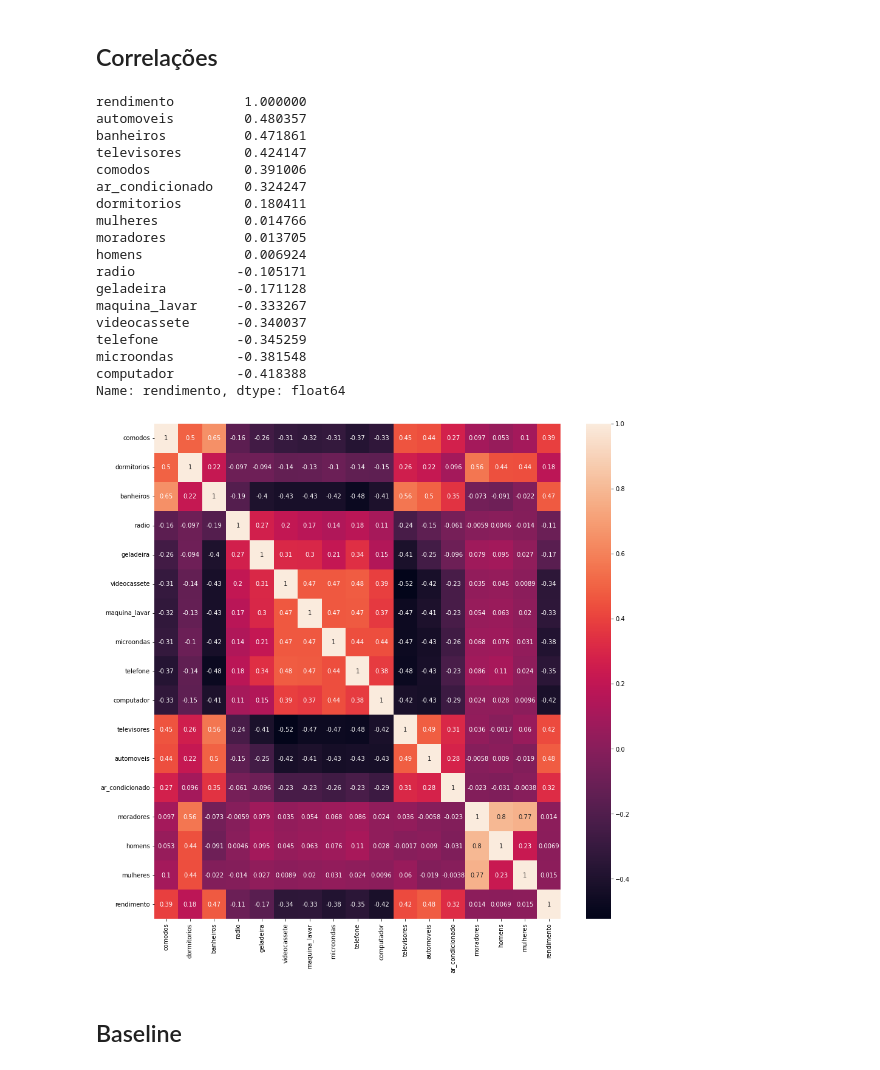
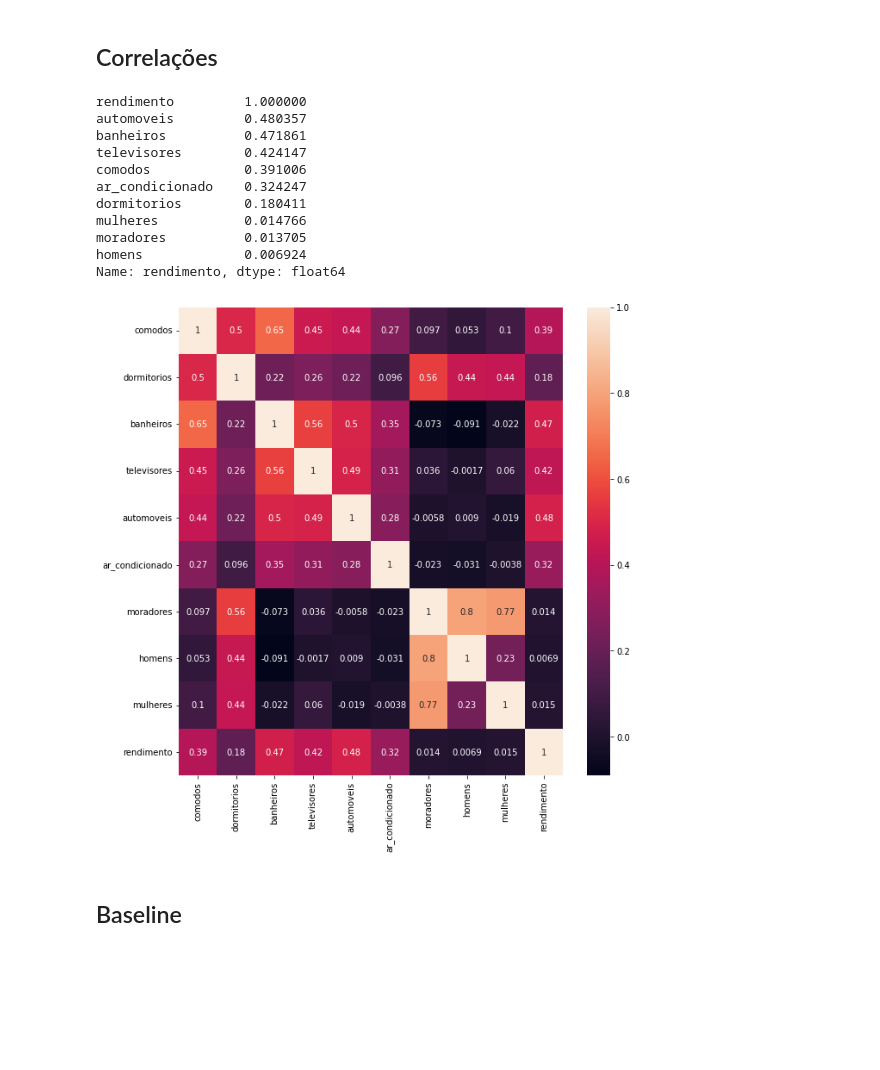
Before and after one commit to franklinzppa/renda-censo-regressao, a Jupyter notebook: renda-reg.ipynb, the cells around one changed output. Saved outputs shown, nothing was run; the diff lists cells and outputs as text; code cells hidden in the pictures; blank space fills up the shorter version.

```diff
--- a/renda-reg.ipynb
+++ b/renda-reg.ipynb
@@ -426,30 +481,23 @@ sns.histplot(data=X_train, x='mulheres', discrete=True);
 # %%
 corr = X_train.join(y_train).corr()
 
-plt.figure(figsize=(15,15))
+plt.figure(figsize=(10,10))
 sns.heatmap(data=corr, annot=True);
 
 print(corr['rendimento'].sort_values(ascending=False))
 # %% [output]
 rendimento         1.000000
 automoveis         0.480357
 banheiros          0.471861
 televisores        0.424147
 comodos            0.391006
 ar_condicionado    0.324247
 dormitorios        0.180411
 mulheres           0.014766
 moradores          0.013705
 homens             0.006924
-radio             -0.105171
-geladeira         -0.171128
-maquina_lavar     -0.333267
-videocassete      -0.340037
-telefone          -0.345259
-microondas        -0.381548
-computador        -0.418388
 Name: rendimento, dtype: float64
-[figure, old version]
+[figure, new version]
 # %% [markdown]
 ## Baseline
 # %%
```
Also changed, not shown: parts of 49 cells of this notebook.
